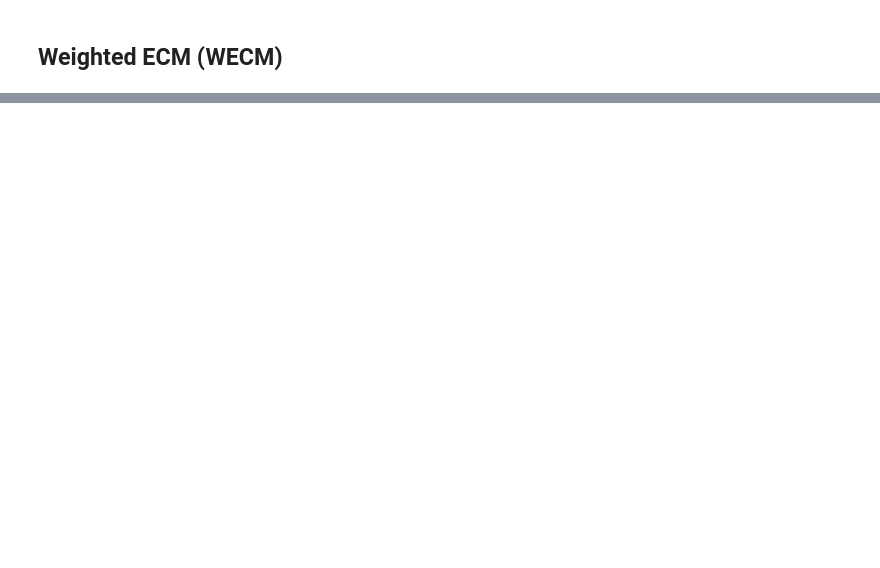
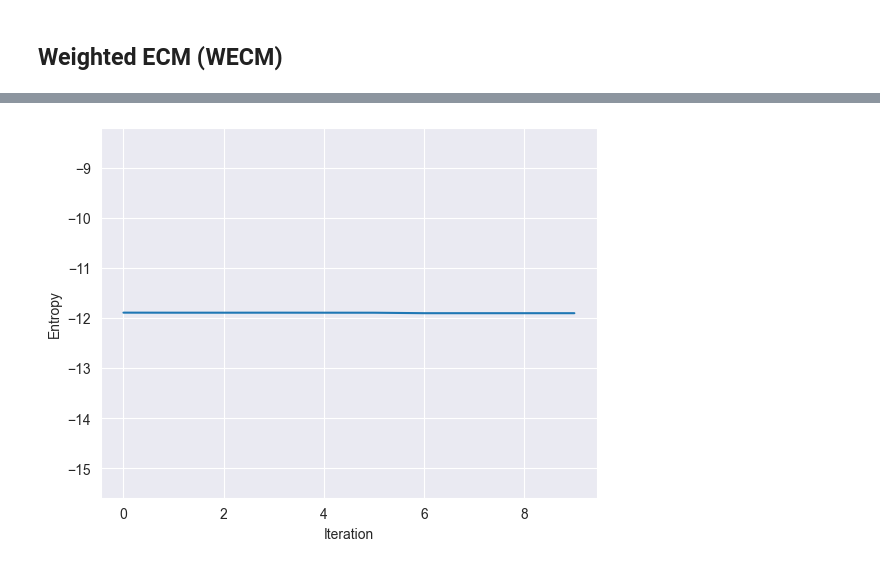
Before and after one commit to tridogithub/evclust, a Jupyter notebook: docs/internship/wecm_lettersIJL.ipynb, the cells around one changed output, grey strips where cells are left out. Cells and saved outputs as stored; diff of their text form; code cells hidden in the pictures; blank space fills up the shorter version.

```diff
--- a/docs/internship/wecm_lettersIJL.ipynb
+++ b/docs/internship/wecm_lettersIJL.ipynb
@@ -186,3 +193,14 @@ Average Non-specificity: 1.4511026238146951
+# %%
+entropy_list = [ np.sum( w * np.log2(w), axis=None) for w in top_weights]
+print()
+plt.clf()
+plt.plot(entropy_list)
+plt.xlabel("Iteration")
+plt.ylabel("Entropy")
+plt.axis('equal')
+plt.show()
+# %% [output]
+[figure, added]
 # %%
 for W in top_weights:
     print(f"\n{W}")
```
Also changed, not shown: parts of 8 cells of this notebook.
